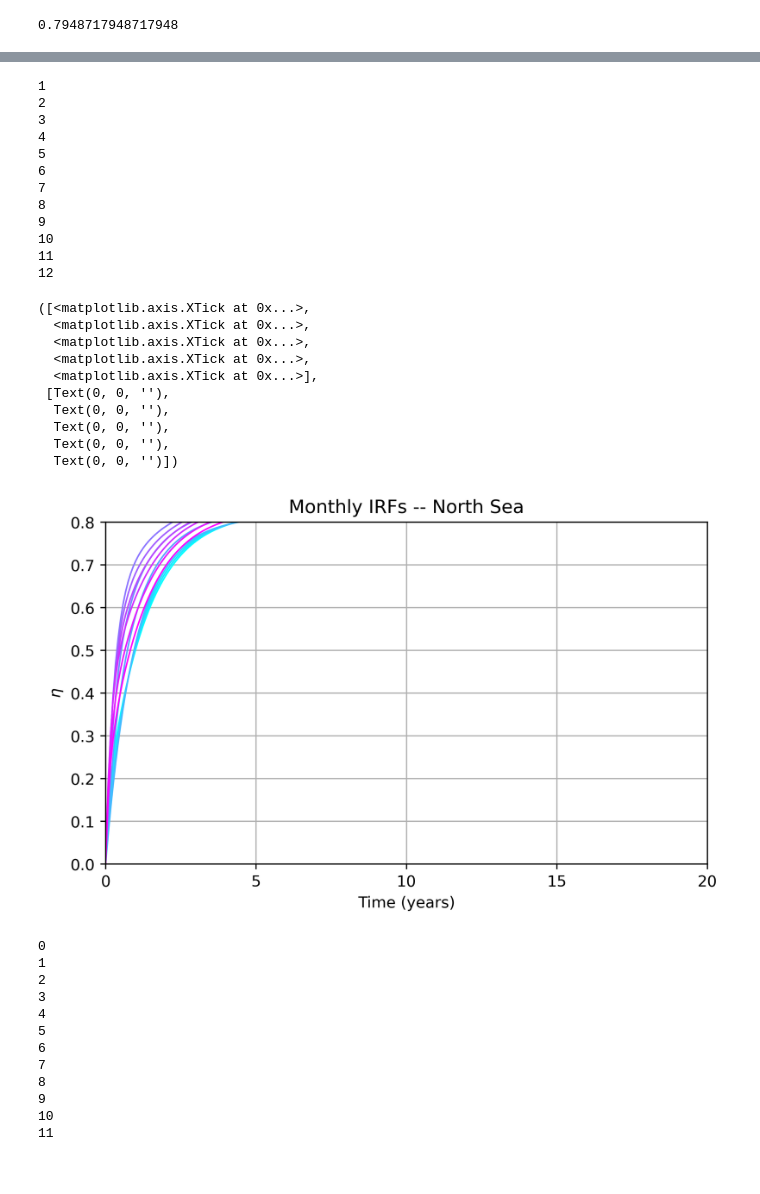
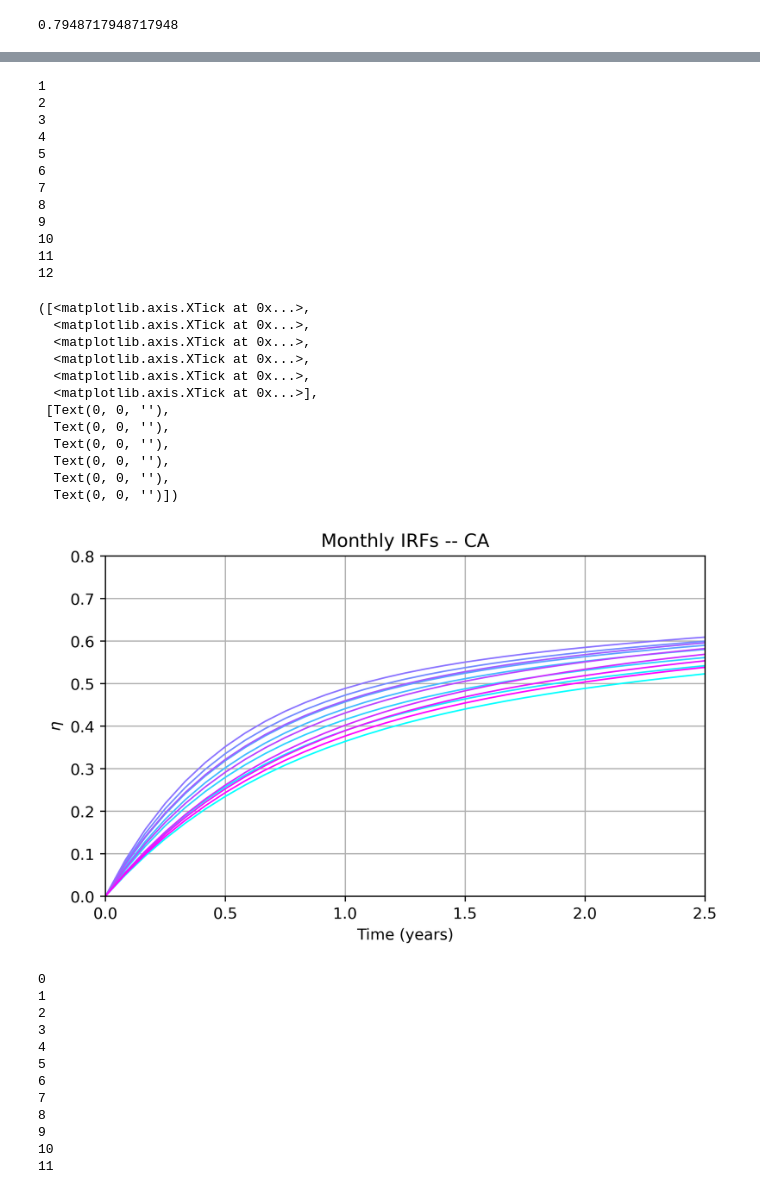
Before and after one commit to ElizabethYankovsky/CWorthy, a Jupyter notebook: IRF_analysis.ipynb, the cells around one changed output, grey strips where cells are left out. Drawn from its saved outputs; the diff is of its cells as text; code cells hidden in the pictures.

```diff
--- a/IRF_analysis.ipynb
+++ b/IRF_analysis.ipynb
@@ -410,38 +410,40 @@ for i in range(1,13):
 #plt.legend()
 plt.ylabel('$\eta$')
 plt.xlabel('Time (years)')
-plt.title('Monthly IRFs -- North Sea')
+plt.title('Monthly IRFs -- CA')
 #plt.plot([0, 190],[0.85,0.85])
 plt.grid('on')
-plt.xlim([0,20])
+plt.xlim([0,2.5])
 plt.ylim([0,.8])
-plt.xticks(np.linspace(0,20,5))
+plt.xticks(np.linspace(0,2.5,6))
 
 #plt.plot(t,
 # %% [output]
 1
 2
 3
 4
 5
 6
 7
 8
 9
 10
 11
 12
 ([<matplotlib.axis.XTick at 0x...>,
+  <matplotlib.axis.XTick at 0x...>,
   <matplotlib.axis.XTick at 0x...>,
   <matplotlib.axis.XTick at 0x...>,
   <matplotlib.axis.XTick at 0x...>,
   <matplotlib.axis.XTick at 0x...>],
  [Text(0, 0, ''),
   Text(0, 0, ''),
   Text(0, 0, ''),
   Text(0, 0, ''),
+  Text(0, 0, ''),
   Text(0, 0, '')])
-[figure, old version]
+[figure, new version]
 # %%
 # for x in [1,4,7,10]:
 #     globals()[f'alpha_{x:02d}'] = globals()[f'gtau_{x:02d}']/(globals()[f'ktau_{x:02d}']+globals()[f'gtau_{x:02d}']);
```
Also changed, not shown: parts of 8 cells of this notebook, 7 other files.
